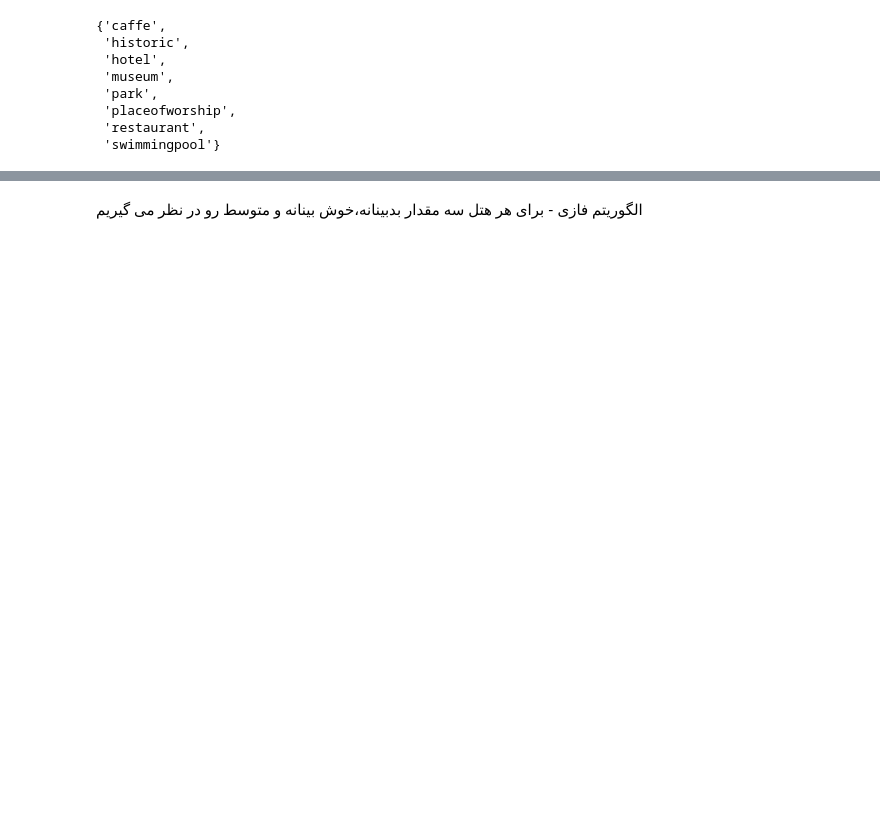
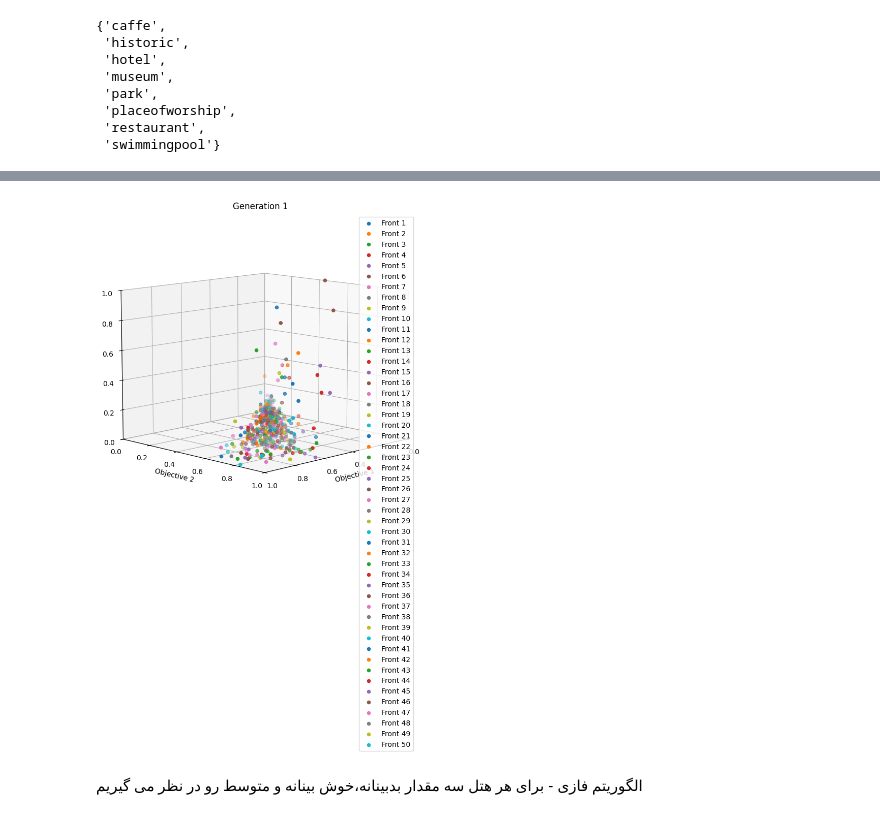
Before and after one commit to hosngholami/RecommenderSystem, a Jupyter notebook: RecommenderSystem.ipynb, the cells around one changed output, grey strips where cells are left out. Cells and saved outputs as stored; diff of their text form; code cells hidden in the pictures; blank space fills up the shorter version.

Commit message:
3d pareto

```diff
--- a/RecommenderSystem.ipynb
+++ b/RecommenderSystem.ipynb
@@ -179,6 +179,8 @@ class GeneticAlgorithmConfig():
   maxDistance = -1
   maxCost = -1
   maxRate = -1
+  pareto_generations = []
+  number_genrations = 0
 # %%
 def getSliceRoute(route):
   length = route[0] * GeneticAlgorithmConfig.timePlaceMappingSize
@@ -1103,0 +1078,72 @@ for i, pareto in enumerate(pareto_indices):
+# %%
+import numpy as np
+import matplotlib.pyplot as plt
+import matplotlib.animation as animation
+from mpl_toolkits.mplot3d import Axes3D
+
+# تابع بررسی تسلط (domination)
+def dominates(obj1, obj2):
+    return all(obj1 <= obj2) and any(obj1 < obj2)
+
+# 1️⃣ داده‌های تستی: ایجاد جبهه‌های پارتو برای چند نسل
+num_generations = 10  # تعداد نسل‌ها
+pareto_generations = []  # لیست جبهه‌های پارتو برای هر نسل
+
+np.random.seed(42)  # ثابت نگه داشتن اعداد تصادفی
+
+for _ in range(num_generations):
+    num_fronts = np.random.randint(2, 5)  # تعداد جبهه‌ها در این نسل
+    pareto_fronts = [np.random.rand(np.random.randint(3, 8), 3) * 10 for _ in range(num_fronts)]
+    pareto_generations.append(pareto_fronts)
+
+
+def get_depth(lst):
+    if isinstance(lst, list):
+        return 1 + max(get_depth(item) for item in lst) if lst else 1
+    return 0
+
+# 2️⃣ ایجاد شکل و تنظیمات محورها
+fig = plt.figure(figsize=(8, 8))
+ax = fig.add_subplot(111, projection='3d')
+
+ax.set_xlim(0, 1)
+ax.set_ylim(0, 1)
+ax.set_zlim(0, 1)
+ax.view_init(elev=10, azim=45)
+ax.set_xlabel("Objective 1")
+ax.set_ylabel("Objective 2")
+ax.set_zlabel("Objective 3")
+ax.set_title("Evolution of Pareto Fronts")
+
+# 3️⃣ تابع به‌روزرسانی برای نمایش تکامل جبهه‌های پارتو
+def update(frame):
+    ax.cla()  # پاک کردن داده‌های قبلی
+
+    ax.set_xlim(0, 1)
+    ax.set_ylim(0, 1)
+    ax.set_zlim(0, 1)
+    ax.set_xlabel("Objective 1")
+    ax.set_ylabel("Objective 2")
+    ax.set_zlabel("Objective 3")
+    ax.set_title(f"Generation {frame+1}")  # نمایش شماره نسل
+
+    if frame < len(GeneticAlgorithmConfig.pareto_generations):
+        fronts = GeneticAlgorithmConfig.pareto_generations[frame]  # گرفتن جبهه‌های پارتو برای این مرحله
+        for i, pareto in enumerate(fronts):
+            ax.scatter(pareto[:, 0], pareto[:, 1], abs(pareto[:, 2]), label=f'Front {i+1}')
+
+            # بررسی تسلط کروموزوم‌ها
+            for j, obj1 in enumerate(pareto):
+                for k, obj2 in enumerate(pareto):
+                    if j != k and dominates(obj1, obj2):
+                        ax.text(obj1[0], obj1[1], abs(obj1[2]), f"★", color='red', fontsize=10)  # نمایش علامت تسلط
+
+        ax.legend()  # نمایش راهنما
+
+# 4️⃣ ایجاد انیمیشن
+ani = animation.FuncAnimation(fig, update, frames=5, interval=1000, repeat=False)
+
+# 5️⃣ نمایش در Google Colab و Jupyter Notebook
+from IPython.display import HTML
+HTML(ani.to_jshtml())
+# %% [output]
@@ -1104,3 +1151,4 @@ for i, pareto in enumerate(pareto_indices):
+[figure, added]
 # %% [markdown]
 الگوریتم فازی - برای هر هتل سه مقدار بدبینانه،خوش بینانه و متوسط رو در نظر می گیریم
 # %%
```
Also changed, not shown: parts of 6 cells of this notebook.
